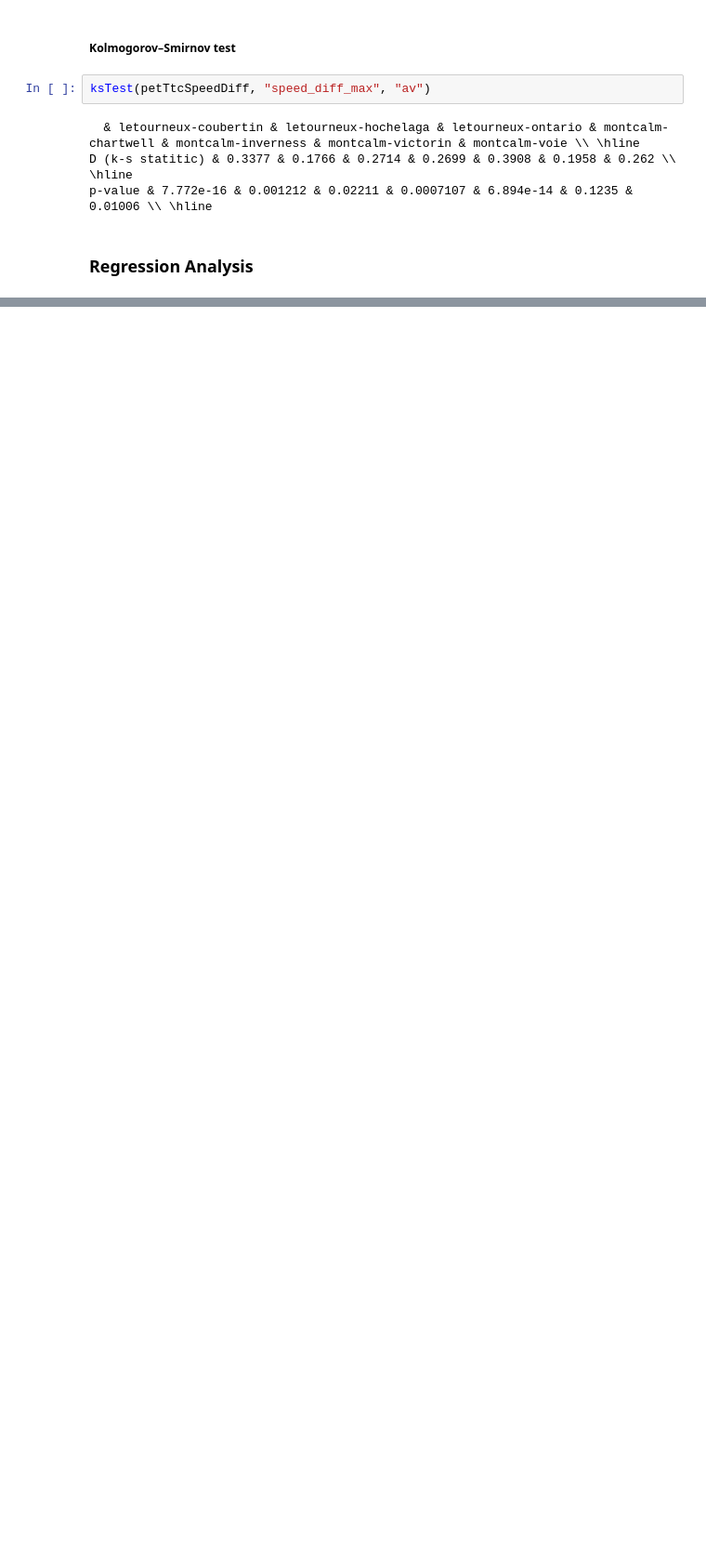
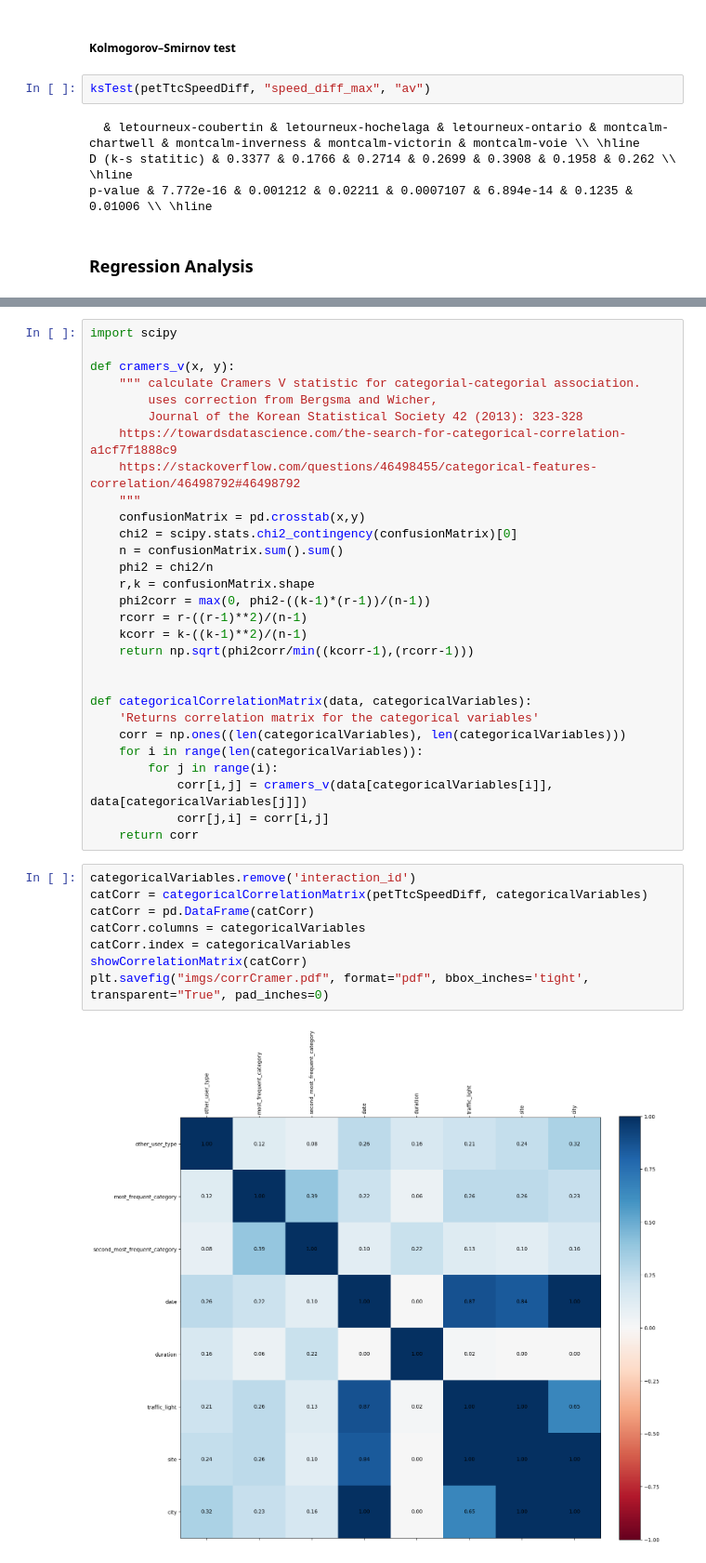
Before and after one commit to FinestStone/AV-Interactions-City-Traffic, a Jupyter notebook: findings.ipynb, the cells around one changed output, grey strips where cells are left out. Shown at 93% size. Saved outputs shown, nothing was run; the diff lists cells and outputs as text; blank space fills up the shorter version.

```diff
--- a/findings.ipynb
+++ b/findings.ipynb
@@ -256,0 +355,39 @@ p-value & 7.772e-16 & 0.001212 & 0.02211 & 0.0007107 & 6.894e-14 & 0.1235 & 0.01
+# %%
+import scipy
+
+def cramers_v(x, y):
+    """ calculate Cramers V statistic for categorial-categorial association.
+        uses correction from Bergsma and Wicher,
+        Journal of the Korean Statistical Society 42 (2013): 323-328
+    https://towardsdatascience.com/the-search-for-categorical-correlation-a1cf7f1888c9
+    https://stackoverflow.com/questions/46498455/categorical-features-correlation/46498792#46498792
+    """
+    confusionMatrix = pd.crosstab(x,y)
+    chi2 = scipy.stats.chi2_contingency(confusionMatrix)[0]
+    n = confusionMatrix.sum().sum()
+    phi2 = chi2/n
+    r,k = confusionMatrix.shape
+    phi2corr = max(0, phi2-((k-1)*(r-1))/(n-1))
+    rcorr = r-((r-1)**2)/(n-1)
+    kcorr = k-((k-1)**2)/(n-1)
+    return np.sqrt(phi2corr/min((kcorr-1),(rcorr-1)))
+
+
+def categoricalCorrelationMatrix(data, categoricalVariables):
+    'Returns correlation matrix for the categorical variables'
+    corr = np.ones((len(categoricalVariables), len(categoricalVariables)))
+    for i in range(len(categoricalVariables)):
+        for j in range(i):
+            corr[i,j] = cramers_v(data[categoricalVariables[i]], data[categoricalVariables[j]])
+            corr[j,i] = corr[i,j]
+    return corr
+# %%
+categoricalVariables.remove('interaction_id')
+catCorr = categoricalCorrelationMatrix(petTtcSpeedDiff, categoricalVariables)
+catCorr = pd.DataFrame(catCorr)
+catCorr.columns = categoricalVariables
+catCorr.index = categoricalVariables
+showCorrelationMatrix(catCorr)
+plt.savefig("imgs/corrCramer.pdf", format="pdf", bbox_inches='tight', transparent="True", pad_inches=0)
+# %% [output]
+[figure, added]
```
Also changed, not shown: parts of 22 cells of this notebook.
